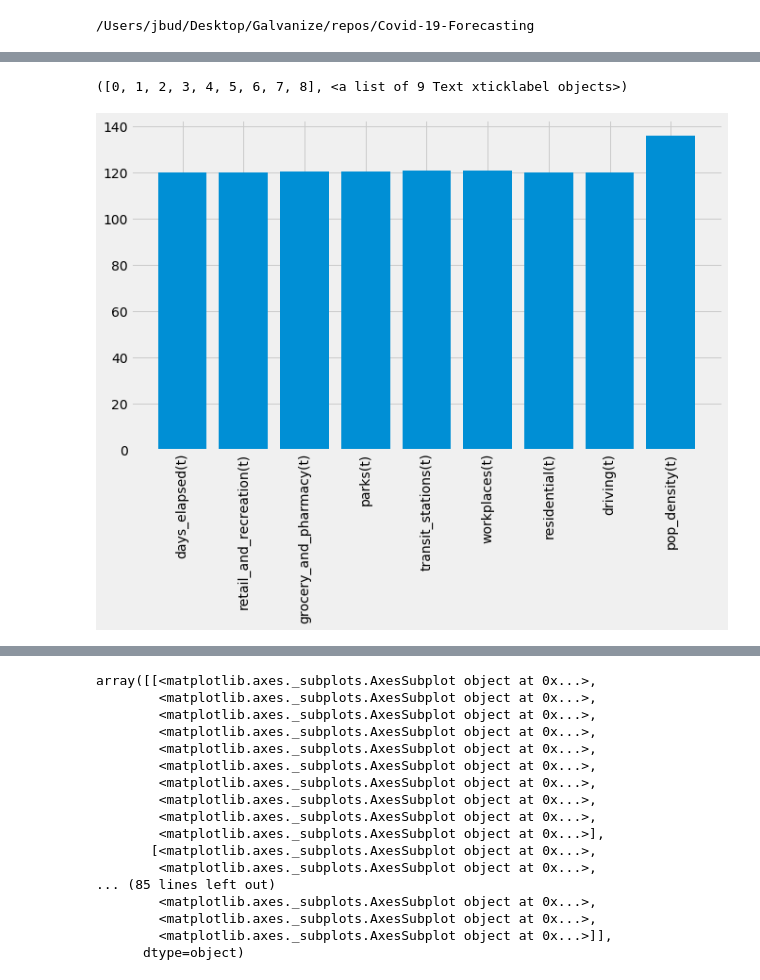
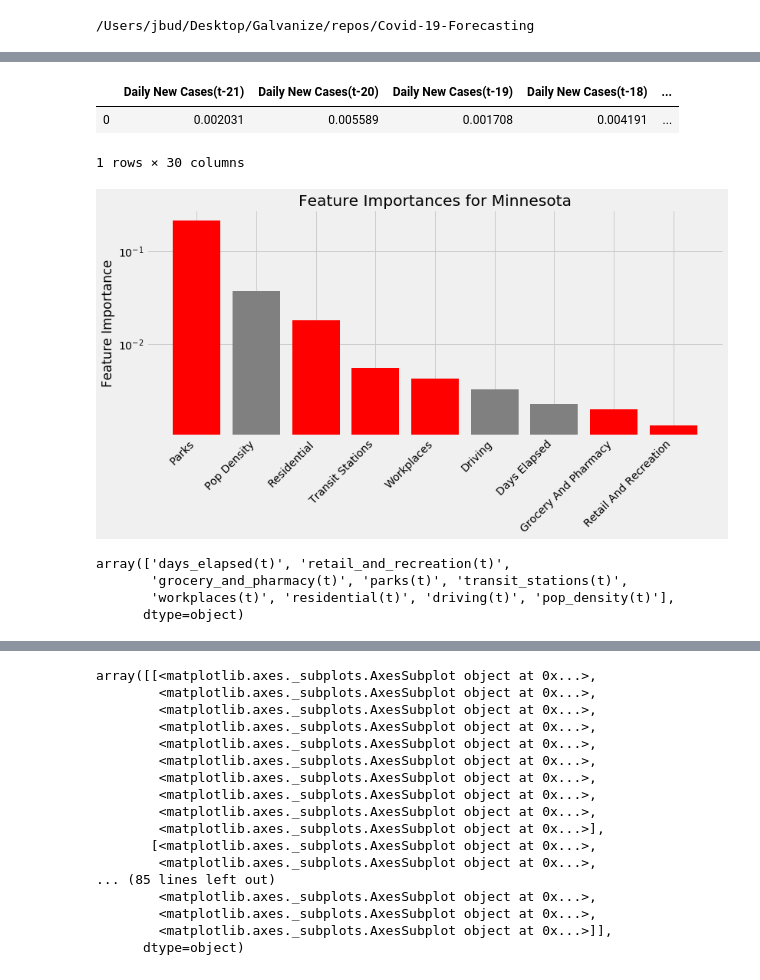
Before and after one commit to Jbudnick/Covid-19-Forecasting, a Jupyter notebook: notebooks/EDA_State_Comparison.ipynb, the cells around one changed output, grey strips where cells are left out. Cells and saved outputs as stored; diff of their text form; code cells hidden in the pictures.

```diff
--- a/notebooks/EDA_State_Comparison.ipynb
+++ b/notebooks/EDA_State_Comparison.ipynb
@@ -672,7 +710,41 @@ rmse: 9.58674000218131
-# %%
-fig, axes = plt.subplots(figsize = (10, 6))
-axes.bar(State_Compile.X.columns[-9:], y[-9:])
-plt.xticks(rotation = 90)
-# %% [output]
-([0, 1, 2, 3, 4, 5, 6, 7, 8], <a list of 9 Text xticklabel objects>)
-[figure, removed]
+# %%
+State_Compile.get_feature_importances().T
+# %% [output]
+|  | Daily New Cases(t-21) | Daily New Cases(t-20) | Daily New Cases(t-19) | Daily New Cases(t-18) | ... |
+| 0 | 0.002031 | 0.005589 | 0.001708 | 0.004191 | ... |
+1 rows × 30 columns
+# %%
+fig, ax = plt.subplots(figsize = (12, 6))
+feat_importance = pd.DataFrame(State_Compile.get_feature_importances().T.iloc[:, -9:].values.flatten()).T
+cols = State_Compile.get_feature_importances().T.iloc[:, -9:].columns.values
+feat_importance.columns = [x.replace('_', ' ').replace('(t)', '').title() for x in cols]
+feat_importance.sort_values(by =0, axis = 1, ascending = False, inplace = True)
+colors = ['red', 'grey', 'red', 'red', 'red', 'grey', 'grey', 'red']
+
+ax.bar(feat_importance.columns, feat_importance.values.flatten(), color = colors)
+plt.yscale('log')
+ax.set_title('Feature Importances for {}'.format(state))
+ax.set_ylabel('Feature Importance')
+fig.autofmt_xdate(rotation = 45)
+fig.savefig('images/MN_Feat')
+# %% [output]
+[figure, added]
+# %%
+fig, ax = plt.subplots(figsize = (12, 6))
+feat_importance = pd.DataFrame(State_Compile.get_feature_importances().T.iloc[:, -9:].values.flatten()).T
+cols = State_Compile.get_feature_importances().T.iloc[:, -9:].columns.values
+feat_importance.columns = [x.replace('_', ' ').replace('(t)', '').title() for x in cols]
+feat_importance.sort_values(by =0, axis = 1, ascending = False, inplace = True)
+colors = ['red', 'grey', 'red', 'red', 'red', 'grey', 'grey', 'red']
+
+ax.bar(feat_importance.columns, feat_importance.values.flatten(), color = colors)
+plt.yscale('log')
+ax.set_title('Feature Importances for {}'.format(state))
+ax.set_ylabel('Feature Importance')
+fig.autofmt_xdate(rotation = 45)
+fig.savefig('images/MN_Feat')
+# %% [output]
+array(['days_elapsed(t)', 'retail_and_recreation(t)',
+       'grocery_and_pharmacy(t)', 'parks(t)', 'transit_stations(t)',
+       'workplaces(t)', 'residential(t)', 'driving(t)', 'pop_density(t)'],
+      dtype=object)
```
Also changed, not shown: parts of 14 cells of this notebook, 7 other files.
